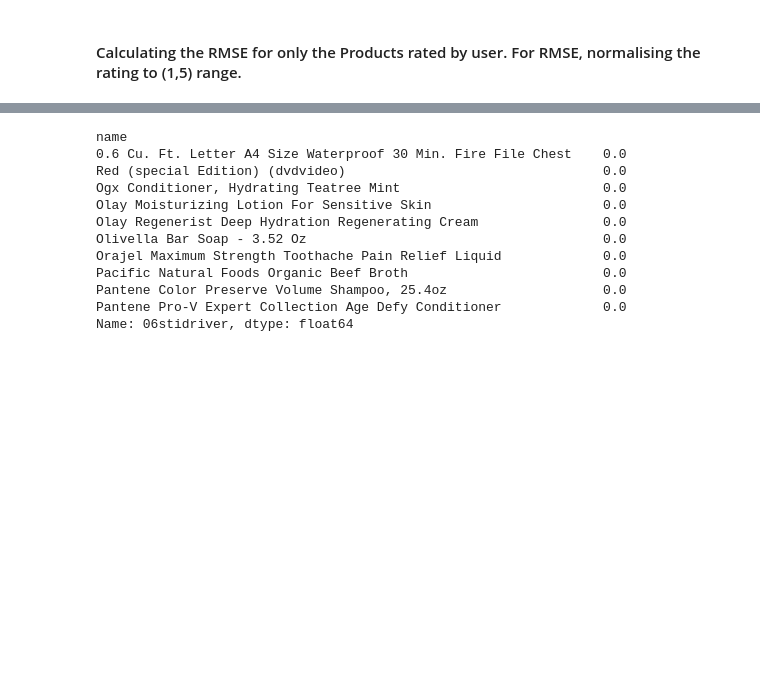
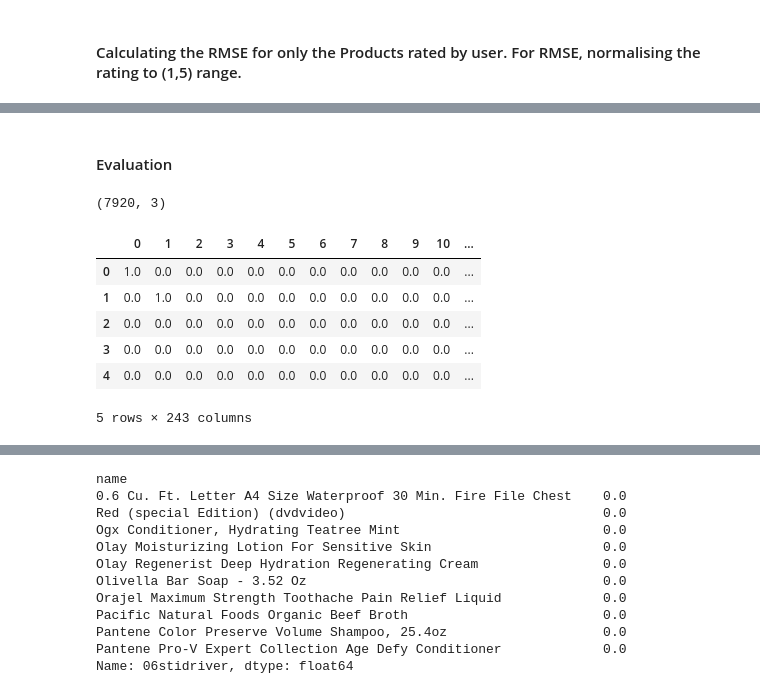
Before and after one commit to zyper26/Sentiment-Based-Recommendation, a Jupyter notebook: recommendation_system_classifier.ipynb, the cells around one changed output, grey strips where cells are left out. Drawn from its saved outputs; the diff is of its cells as text; code cells hidden in the pictures; blank space fills up the shorter version.

```diff
--- a/recommendation_system_classifier.ipynb
+++ b/recommendation_system_classifier.ipynb
@@ -802,0 +867,8 @@ total_non_nan = np.count_nonzero(~np.isnan(y))
+# %%
+df_pivot = r_train.pivot_table(
+    index='reviews_username',
+    columns='name',
+    values='reviews_rating'
+).T
+
+df_pivot.head()
@@ -802,0 +943,7 @@ total_non_nan = np.count_nonzero(~np.isnan(y))
+# %% [markdown]
+#### Evaluation
+# %%
+common =  r_test[r_test.name.isin(r_train.name)]
+common.shape
+# %% [output]
+(7920, 3)
@@ -802,0 +952,11 @@ total_non_nan = np.count_nonzero(~np.isnan(y))
+# %%
+item_correlation_df = pd.DataFrame(item_correlation)
+item_correlation_df.head()
+# %% [output]
+|  | 0 | 1 | 2 | 3 | 4 | 5 | 6 | 7 | 8 | 9 | 10 | ... |
+| 0 | 1.0 | 0.0 | 0.0 | 0.0 | 0.0 | 0.0 | 0.0 | 0.0 | 0.0 | 0.0 | 0.0 | ... |
+| 1 | 0.0 | 1.0 | 0.0 | 0.0 | 0.0 | 0.0 | 0.0 | 0.0 | 0.0 | 0.0 | 0.0 | ... |
+| 2 | 0.0 | 0.0 | 0.0 | 0.0 | 0.0 | 0.0 | 0.0 | 0.0 | 0.0 | 0.0 | 0.0 | ... |
+| 3 | 0.0 | 0.0 | 0.0 | 0.0 | 0.0 | 0.0 | 0.0 | 0.0 | 0.0 | 0.0 | 0.0 | ... |
+| 4 | 0.0 | 0.0 | 0.0 | 0.0 | 0.0 | 0.0 | 0.0 | 0.0 | 0.0 | 0.0 | 0.0 | ... |
+5 rows × 243 columns
```
Also changed, not shown: parts of 30 cells of this notebook, 8 other files.
